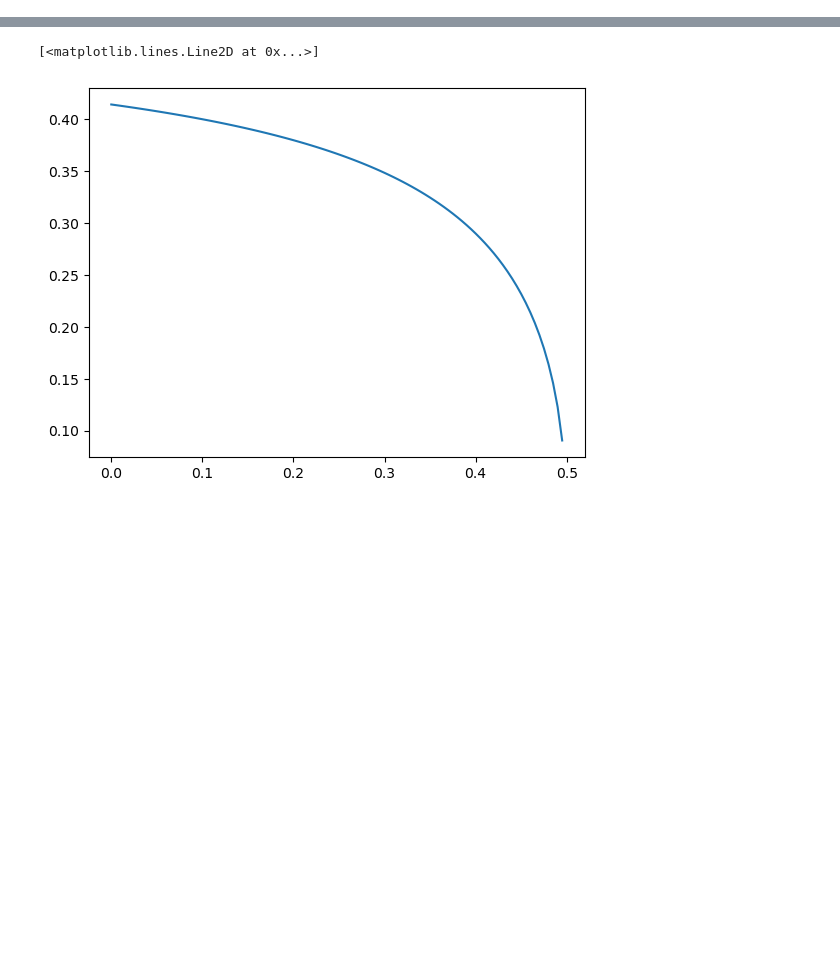
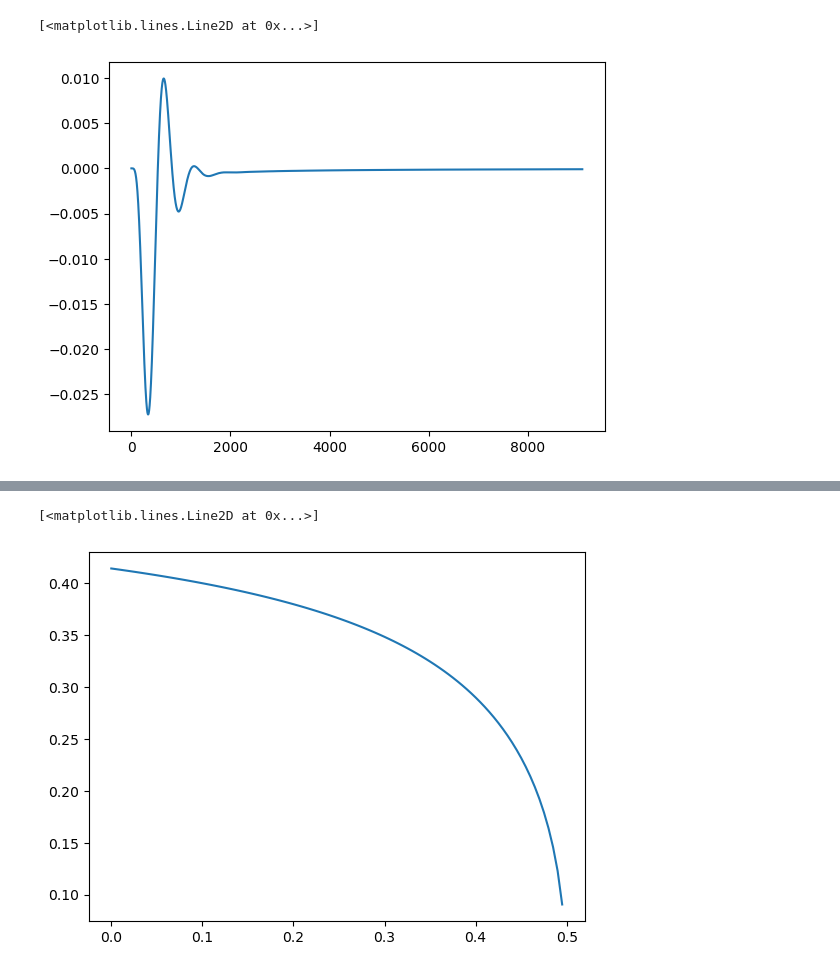
Before and after one commit to terilat/SGYAnalyzer, a Jupyter notebook: convergence_check.ipynb, the cells around one changed output, grey strips where cells are left out. Drawn from its saved outputs; the diff is of its cells as text; code cells hidden in the pictures; blank space fills up the shorter version.

```diff
--- a/convergence_check.ipynb
+++ b/convergence_check.ipynb
@@ -329,0 +38,5 @@ print(demphire.tensors_list[20][7].shape)
+# %%
+plt.plot(tensor_0['Uy'][0])
+# %% [output]
+[<matplotlib.lines.Line2D at 0x...>]
+[figure, added]
```
Also changed, not shown: parts of 22 cells of this notebook, 33 other files.
